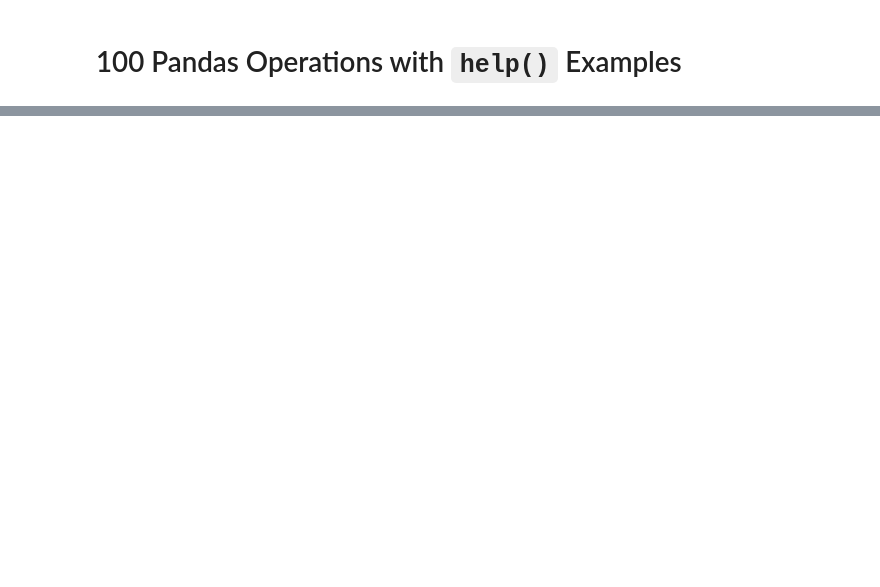
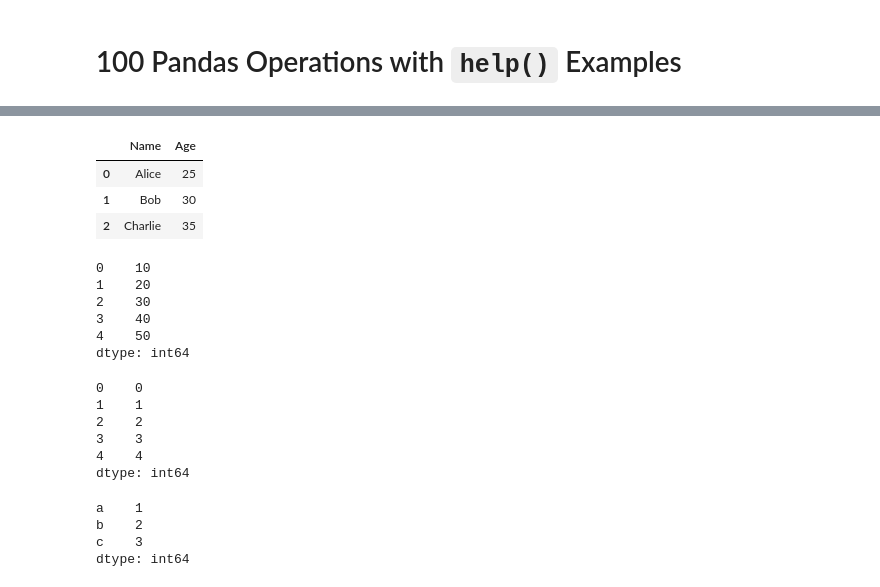
Before and after one commit to ItsWip/ML_learning, a Jupyter notebook: Assignment3/2.pandas_100_operations.ipynb, the cells around one changed output, grey strips where cells are left out. Drawn from its saved outputs; the diff is of its cells as text; code cells hidden in the pictures; blank space fills up the shorter version.

```diff
--- a/Assignment3/2.pandas_100_operations.ipynb
+++ b/Assignment3/2.pandas_100_operations.ipynb
@@ -7,10 +24,38 @@ df = pd.DataFrame(np.random.randn(5, 4), columns=list('ABCD'))
 # %%
 df = pd.DataFrame({'Name': ['Alice', 'Bob', 'Charlie'], 'Age': [25, 30, 35]})
+df
+# %% [output]
+|  | Name | Age |
+| 0 | Alice | 25 |
+| 1 | Bob | 30 |
+| 2 | Charlie | 35 |
 # %%
 s = pd.Series([10, 20, 30, 40, 50])
+s
+# %% [output]
+0    10
+1    20
+2    30
+3    40
+4    50
+dtype: int64
 # %%
 s = pd.Series(np.arange(5))
+s
+# %% [output]
+0    0
+1    1
+2    2
+3    3
+4    4
+dtype: int64
 # %%
 s = pd.Series({'a': 1, 'b': 2, 'c': 3})
+s
+# %% [output]
+a    1
+b    2
+c    3
+dtype: int64
 # %%
 df.head()
```
Also changed, not shown: parts of 54 cells of this notebook, 4 other files.
